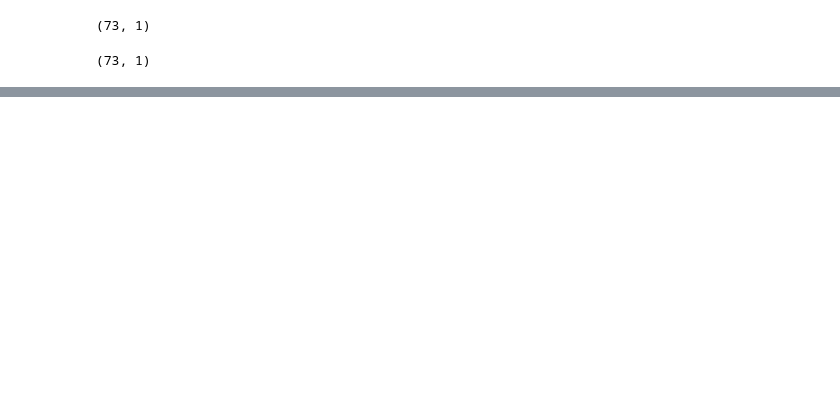
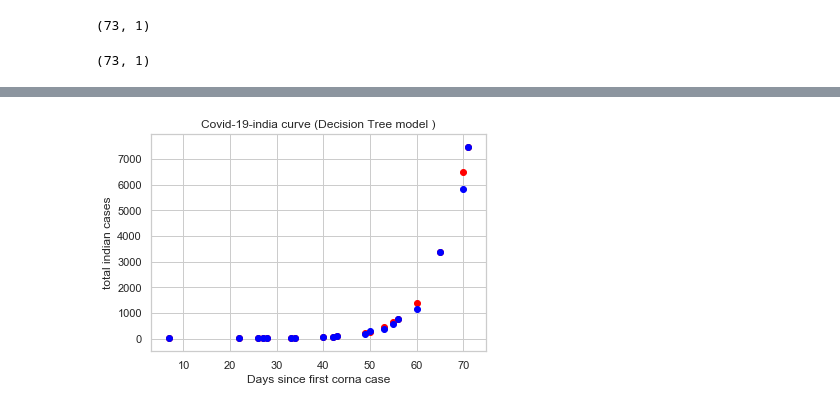
Before and after one commit to illuminati-80/prediction_project, a Jupyter notebook: covid-branch.ipynb, the cells around one changed output, grey strips where cells are left out. Saved outputs shown, nothing was run; the diff lists cells and outputs as text; code cells hidden in the pictures; blank space fills up the shorter version.

```diff
--- a/covid-branch.ipynb
+++ b/covid-branch.ipynb
@@ -602,0 +627,7 @@ print(rmse)
+# %%
+# Applying 10 fold cross-validation on the training set with decision tree
+X=covid_grouped.iloc[:, :-5].values
+Y=covid_grouped["totalindian"]
+#splitting
+from sklearn.model_selection import train_test_split
+X_train_dtre, X_test_dtre, Y_train_dtre, Y_test_dtre = train_test_split(X, Y, test_size =0.20, random_state = 0)
@@ -602,0 +655,9 @@ print(rmse)
+# %%
+plt.scatter(X_test, Y_test, color = 'red')
+plt.scatter(X_test, regressor.predict(X_test), color = 'blue')
+plt.title('Covid-19-india curve (Decision Tree model )')
+plt.xlabel('Days since first corna case')
+plt.ylabel('total indian cases')
+plt.show()
+# %% [output]
+[figure, added]
```
Also changed, not shown: parts of 26 cells of this notebook.
